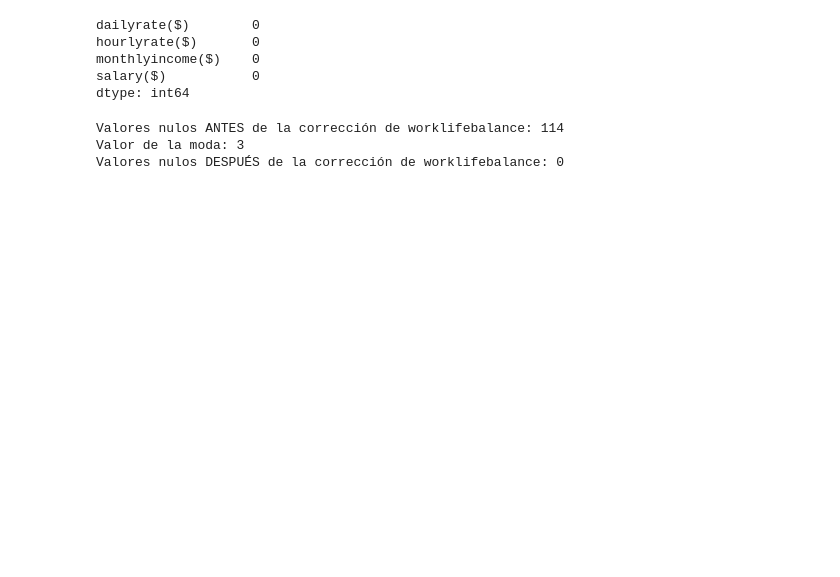
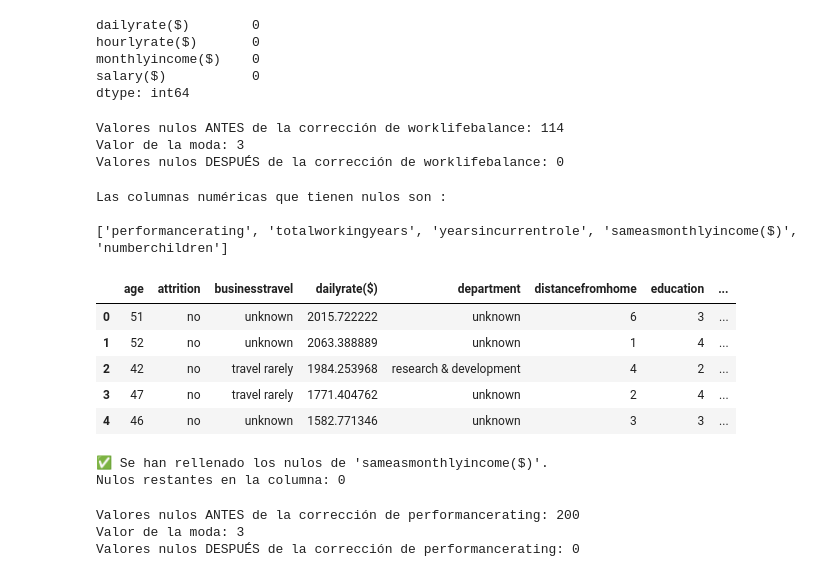
Before and after one commit to NIEVESPA/project-da-promo-60-modulo-3-team-3, a Jupyter notebook: FINAL/Fase_2_limpieza_datos.ipynb, the cells around one changed output. Saved outputs shown, nothing was run; the diff lists cells and outputs as text; code cells hidden in the pictures; blank space fills up the shorter version.

Commit message:
limpieza de nulos

```diff
--- a/FINAL/Fase_2_limpieza_datos.ipynb
+++ b/FINAL/Fase_2_limpieza_datos.ipynb
@@ -130,3 +130,7 @@ dtypes: Int64(5), bool(1), float64(7), int64(18), object(10)
 memory usage: 611.9+ KB
 # %% [markdown]
 ## LIMPIEZA DE NULOS
+# %%
+nulos_cat = df[df.columns[df.isnull().any()]].select_dtypes(include = 'O').columns.tolist()
+print("Las columnas categóricas que tienen nulos son : \n ")
+print(nulos_cat)
@@ -132,0 +143,5 @@ memory usage: 611.9+ KB
+# %%
+#LIMPIEZA COLUMNAS CATEGÓRICAS
+for c in nulos_cat:
+    df[c] = df[c].fillna('unknown')
+df[nulos_cat].isnull().sum()
@@ -168,7 +201,7 @@ mascara_nulos_salary = df['salary($)'].isnull()
 
 mascara_calculo_salary = mascara_nulos_salary & df['monthlyincome($)'].notnull()
 
-df.loc[mascara_calculo_salary, 'salary'] = df['monthlyincome($)'] * 12
+df.loc[mascara_calculo_salary, 'salary($)'] = df['monthlyincome($)'] * 12
 
 print("Valores nulos DESPUÉS de la corrección de salary:", df['salary($)'].isnull().sum())
 print("✅ Columna 'salary' corregida (parcialmente, si quedan nulos en monthlyincome).")
@@ -178,16 +211 @@ Valores nulos DESPUÉS de la corrección de salary: 285
 ✅ Columna 'salary' corregida (parcialmente, si quedan nulos en monthlyincome).
-# %%
-#SEGUNDA LIMPIEZA DE SALARY
-
-print("Nulos en salary ANTES de la doble pasada:", df['salary($)'].isnull().sum())
-
-mascara_nulos_salary_final = df['salary($)'].isnull()
-
-df.loc[mascara_nulos_salary_final, 'salary($)'] = df['monthlyincome($)'] * 12
-
-print("Nulos en salary DESPUÉS de la doble pasada:", df['salary($)'].isnull().sum())
-
-if df['salary($)'].isnull().sum() == 0:
-    print("🎉 ¡La columna 'salary' ha sido corregida por completo!")
-else:
-    print("⚠️ Aún quedan nulos en 'salary'. Esto sugiere que monthlyincome tenía nulos irresolubles.")
@@ -219,3 +233,12 @@ print("Valores nulos DESPUÉS de la corrección de worklifebalance:", df['workli
 Valores nulos ANTES de la corrección de worklifebalance: 114
 Valor de la moda: 3
 Valores nulos DESPUÉS de la corrección de worklifebalance: 0
+# %%
+#LIMPIEZA COLUMNAS NUMÉRICAS
+nulos_num = df[df.columns[df.isnull().any()]].select_dtypes(include = np.number).columns.tolist()
+print("Las columnas numéricas que tienen nulos son : \n ")
+print(nulos_num)
+# %% [output]
+Las columnas numéricas que tienen nulos son :
+
+['performancerating', 'totalworkingyears', 'yearsincurrentrole', 'sameasmonthlyincome($)', 'numberchildren']
@@ -221,0 +247,36 @@ Valores nulos DESPUÉS de la corrección de worklifebalance: 0
+# %%
+df.head()
+# %% [output]
+|  | age | attrition | businesstravel | dailyrate($) | department | distancefromhome | education | ... |
+| 0 | 51 | no | unknown | 2015.722222 | unknown | 6 | 3 | ... |
+| 1 | 52 | no | unknown | 2063.388889 | unknown | 1 | 4 | ... |
+| 2 | 42 | no | travel rarely | 1984.253968 | research & development | 4 | 2 | ... |
+| 3 | 47 | no | travel rarely | 1771.404762 | unknown | 2 | 4 | ... |
+| 4 | 46 | no | unknown | 1582.771346 | unknown | 3 | 3 | ... |
+# %%
+#LIMPIEZA DE SAMEASMONTHLYINCOME
+df['sameasmonthlyincome($)'] = df['sameasmonthlyincome($)'].fillna(df['monthlyincome($)'])
+
+nulos_restantes = df['sameasmonthlyincome($)'].isnull().sum()
+
+print(f"✅ Se han rellenado los nulos de 'sameasmonthlyincome($)'.")
+print(f"Nulos restantes en la columna: {nulos_restantes}")
+# %% [output]
+✅ Se han rellenado los nulos de 'sameasmonthlyincome($)'.
+Nulos restantes en la columna: 0
+# %%
+# LIMPIEZA PERFORMANCERATING
+
+print("Valores nulos ANTES de la corrección de performancerating:", df['performancerating'].isna().sum())
+
+moda = df['performancerating'].mode()[0]
+print("Valor de la moda:", moda)
+
+moda = df['performancerating'].mode()[0]
+df['performancerating'] = df['performancerating'].fillna(moda)
+
+print("Valores nulos DESPUÉS de la corrección de performancerating:", df['performancerating'].isna().sum())
+# %% [output]
+Valores nulos ANTES de la corrección de performancerating: 200
+Valor de la moda: 3
+Valores nulos DESPUÉS de la corrección de performancerating: 0
```
Also changed, not shown: parts of 8 cells of this notebook.
